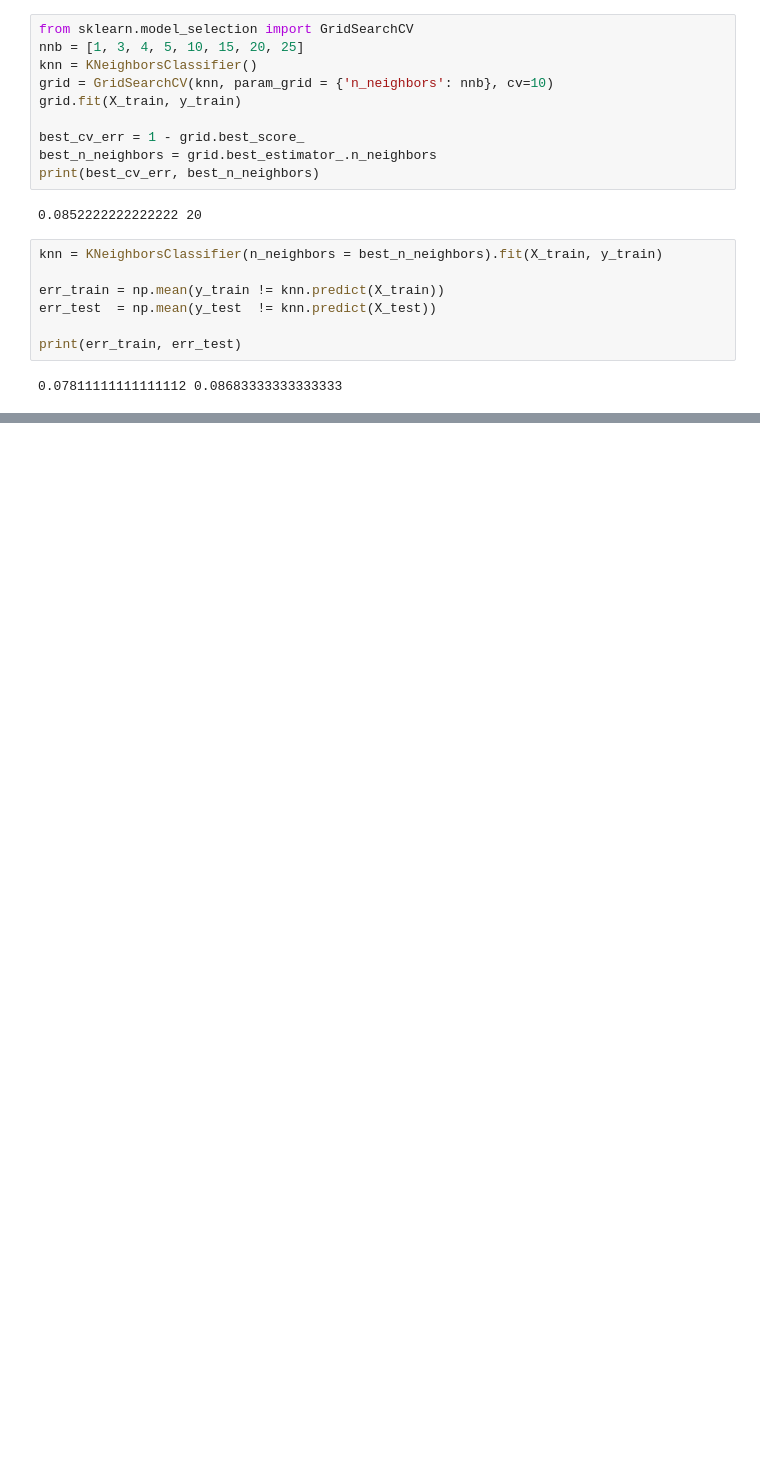
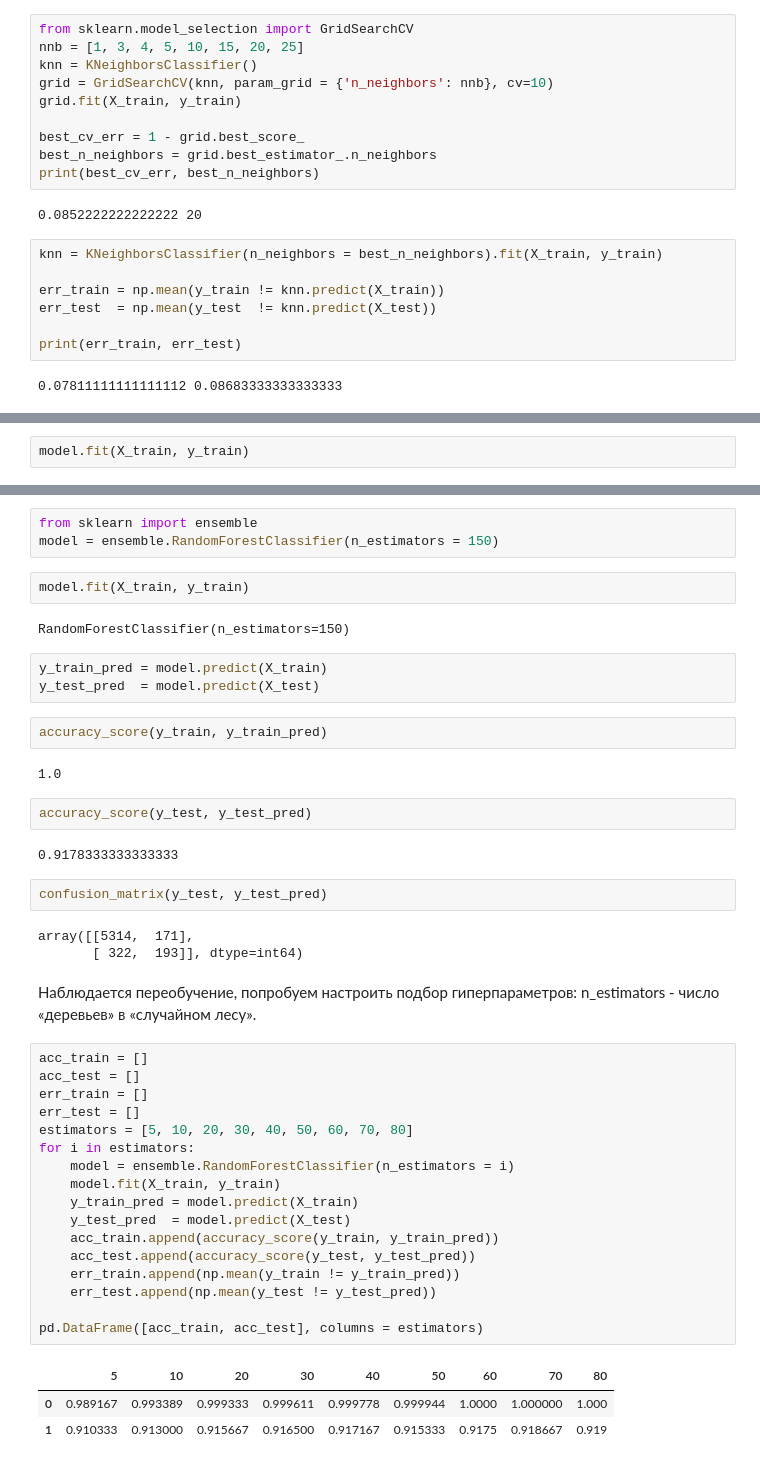
Before and after one commit to diall38/Machine-Learning, a Jupyter notebook: nasa-near-earth-objects.ipynb, the cells around one changed output, grey strips where cells are left out. Cells and saved outputs as stored; diff of their text form; blank space fills up the shorter version.

```diff
--- a/nasa-near-earth-objects.ipynb
+++ b/nasa-near-earth-objects.ipynb
@@ -292,0 +307,2 @@ print(err_train, err_test)
+# %%
+model.fit(X_train, y_train)
@@ -292,0 +343,47 @@ print(err_train, err_test)
+# %%
+from sklearn import ensemble
+model = ensemble.RandomForestClassifier(n_estimators = 150)
+# %%
+model.fit(X_train, y_train)
+# %% [output]
+RandomForestClassifier(n_estimators=150)
+# %%
+y_train_pred = model.predict(X_train)
+y_test_pred  = model.predict(X_test)
+# %%
+accuracy_score(y_train, y_train_pred)
+# %% [output]
+1.0
+# %%
+accuracy_score(y_test, y_test_pred)
+# %% [output]
+0.9178333333333333
+# %%
+confusion_matrix(y_test, y_test_pred)
+# %% [output]
+array([[5314,  171],
+       [ 322,  193]], dtype=int64)
+# %% [markdown]
+Наблюдается переобучение, попробуем настроить подбор гиперпараметров:
+n_estimators - число «деревьев» в «случайном лесу».
+# %%
+acc_train = []
+acc_test = []
+err_train = []
+err_test = []
+estimators = [5, 10, 20, 30, 40, 50, 60, 70, 80]
+for i in estimators:
+    model = ensemble.RandomForestClassifier(n_estimators = i)
+    model.fit(X_train, y_train)
+    y_train_pred = model.predict(X_train)
+    y_test_pred  = model.predict(X_test)
+    acc_train.append(accuracy_score(y_train, y_train_pred))
+    acc_test.append(accuracy_score(y_test, y_test_pred))
+    err_train.append(np.mean(y_train != y_train_pred))
+    err_test.append(np.mean(y_test != y_test_pred))
+
+pd.DataFrame([acc_train, acc_test], columns = estimators)
+# %% [output]
+|  | 5 | 10 | 20 | 30 | 40 | 50 | 60 | 70 | 80 |
+| 0 | 0.989167 | 0.993389 | 0.999333 | 0.999611 | 0.999778 | 0.999944 | 1.0000 | 1.000000 | 1.000 |
+| 1 | 0.910333 | 0.913000 | 0.915667 | 0.916500 | 0.917167 | 0.915333 | 0.9175 | 0.918667 | 0.919 |
```
Also changed, not shown: parts of 30 cells of this notebook.
